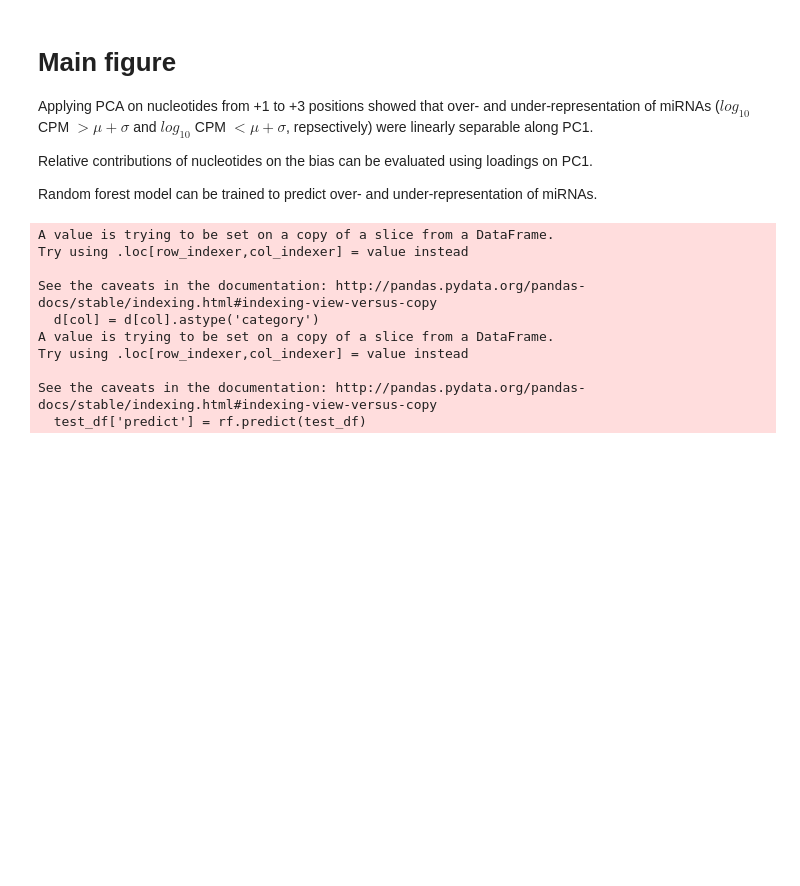
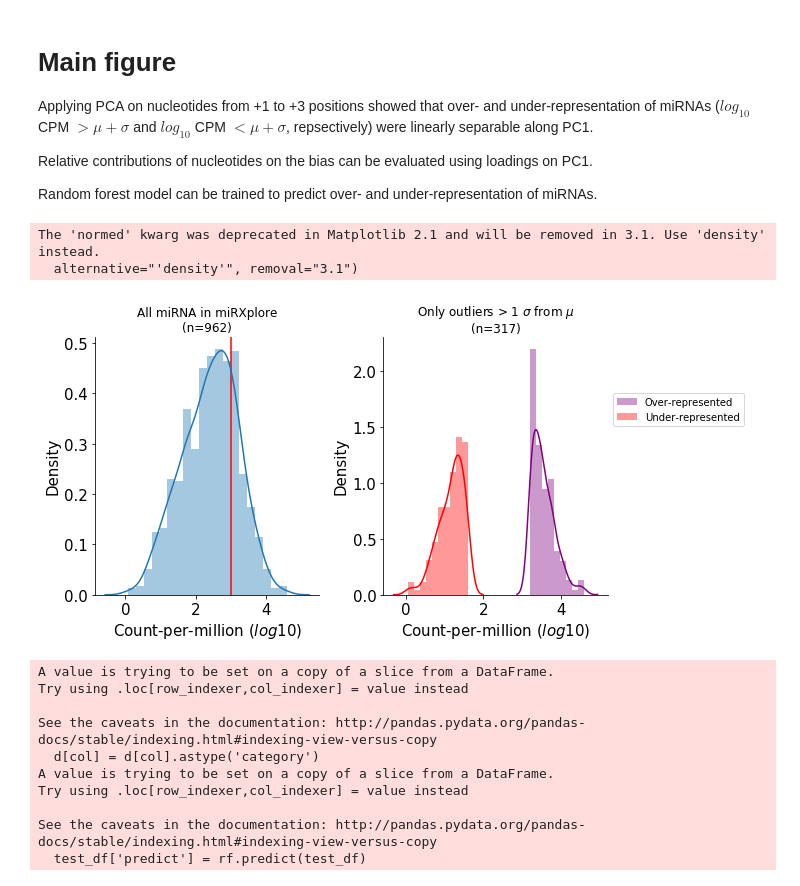
Before and after one commit to wckdouglas/tgirt_smRNA, a Jupyter notebook: scripts/RF_correction.ipynb, the cells around one changed output. Cells and saved outputs as stored; diff of their text form; code cells hidden in the pictures; blank space fills up the shorter version.

```diff
--- a/scripts/RF_correction.ipynb
+++ b/scripts/RF_correction.ipynb
@@ -271,6 +244,21 @@ Applying PCA on nucleotides from +1 to +3 positions showed that over- and under-
 Relative contributions of nucleotides on the bias can be evaluated using loadings on PC1.
 
 Random forest model can be trained to predict over- and under-representation of miRNAs.
+# %%
+fig = plt.figure(figsize=(10,5))
+ax1 = fig.add_subplot(121)
+ax2 = fig.add_subplot(122)
+plot_outliers(ax1, ax2,
+              df\
+                  .query('prep=="NTT"')\
+                  .assign(log_expression = lambda d: np.log10(d.cpm+1))\
+                 .assign(label = lambda d: labeling_expression(d.log_expression)))
+fig.tight_layout()
+fig.savefig(figure_path + '/outliers.eps')
+# %% [output]
+The 'normed' kwarg was deprecated in Matplotlib 2.1 and will be removed in 3.1. Use 'density' instead.
+  alternative="'density'", removal="3.1")
+[figure, added]
 # %%
 random_df = []
 t_df = test_nucleotides(nucleotides = [3,4,5, -4,-5,-6])
```
Also changed, not shown: parts of 10 cells of this notebook, 1 other file.
